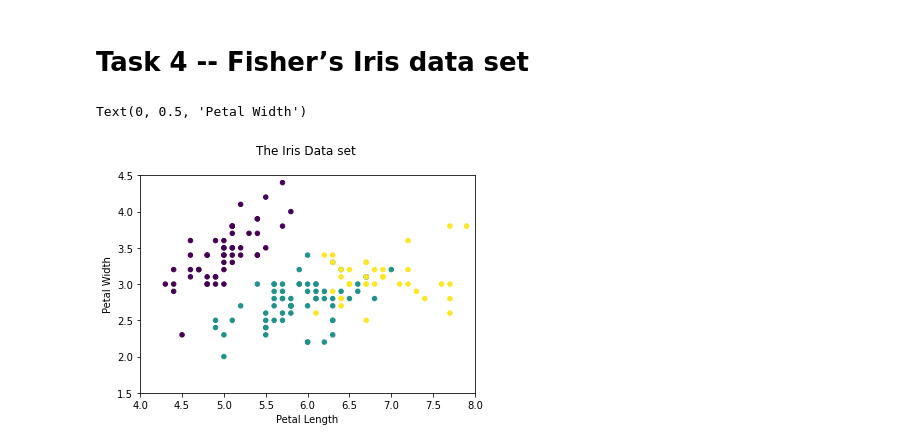
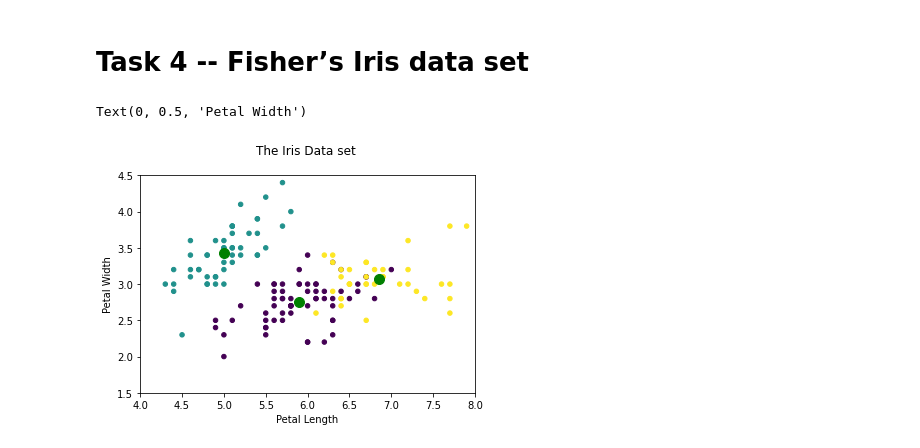
Before and after one commit to BurkeBlaine1999/Emerging-Technology, a Jupyter notebook: Emerging Technology - Tasks.ipynb, the cells around one changed output. Drawn from its saved outputs; the diff is of its cells as text; code cells hidden in the pictures.

```diff
--- a/Emerging Technology - Tasks.ipynb
+++ b/Emerging Technology - Tasks.ipynb
@@ -294,39 +294,44 @@ np.sqrt(np.sum((x - np.mean(x))**2)/len(x)-1)
 # %%
 from sklearn.datasets import load_iris
 from sklearn.cluster import KMeans
-import matplotlib.pyplot as plt
+import matplotlib.pyplot as plthttp://localhost:8888/notebooks/Emerging%20Technology%20-%20Tasks.ipynb#Task-4----Fisher%E2%80%99s-Iris-data-set
 import matplotlib.patches as mpatches
 import numpy as np
 
 #Load in the Iris data set
 iris = load_iris()
 
 #Specify the number of clusters to 3
 # as there are 3 flower categories
 kmeans = KMeans(n_clusters=3)
 
 #This trains our machine learning with the data
 KMmodel = kmeans.fit(iris.data)
 
 #This predicteds the category of our data
 categories = KMmodel.labels_
 
+#Get the average of each cluster
+KMmodel.cluster_centers_
+
 #Set X equal to the array of data
 X = np.array(iris.data)
 
 # Plot the data set.
 plt.scatter(X[:, 0], X[:, 1], s=20, c=categories)
+#Plot the center point of all the different clusters.
+plt.scatter(KMmodel.cluster_centers_[:, 0], KMmodel.cluster_centers_[:, 1], s=100, color = 'g')
 
 # Set reasonable limits.
 plt.xlim(4,8)
 plt.ylim(1.5,4.5)
 
 #Add Titles & Labels
 plt.title('The Iris Data set \n')
-plt.xlabel('Petal Length')
-plt.ylabel('Petal Width')
+plt.xlabel('Sepal Length')
+plt.ylabel('Sepal Width')
 
 #plt.legend()
 # %% [output]
 Text(0, 0.5, 'Petal Width')
-[figure, old version]
+[figure, new version]
```
